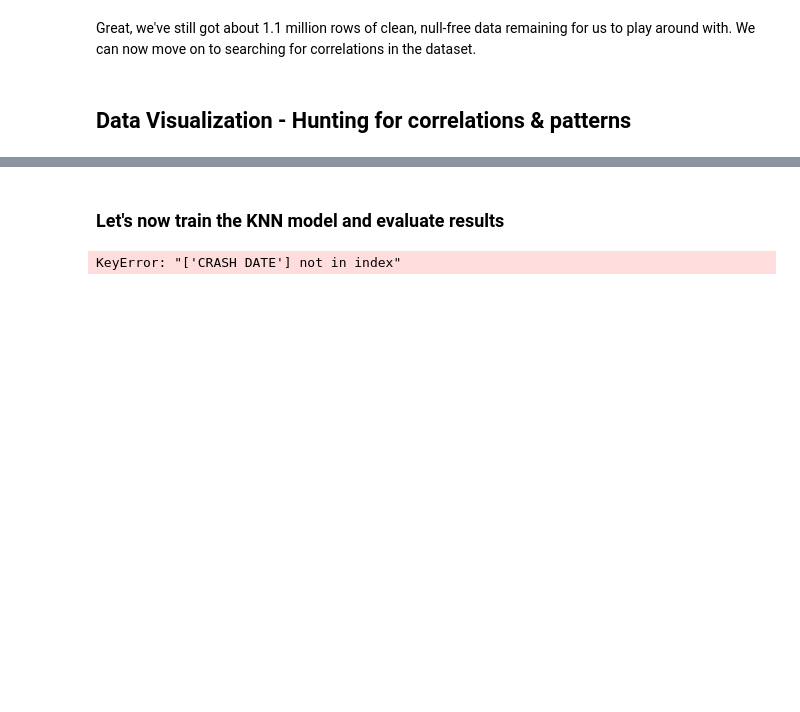
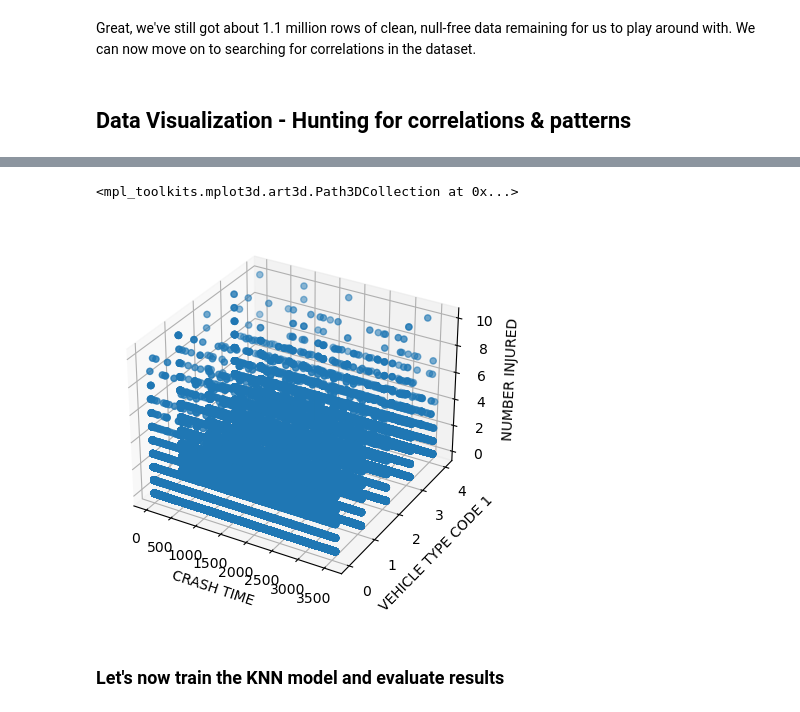
Before and after one commit to jackr276/NYC-Car-Crash-Classifier, a Jupyter notebook: Motor Vehicle Collisions KNN.ipynb, the cells around one changed output, grey strips where cells are left out. Cells and saved outputs as stored; diff of their text form; code cells hidden in the pictures; blank space fills up the shorter version.

```diff
--- a/Motor Vehicle Collisions KNN.ipynb
+++ b/Motor Vehicle Collisions KNN.ipynb
@@ -320,26 +365,27 @@ for idx in range(len(columns)):
 # %%
 fig = plt.figure()
 ax = fig.add_subplot(111, projection = '3d')
 
 x = collisions['CRASH TIME']
 y = collisions['BOROUGH']
-z = collisions['NUMBER OF PERSONS INJURED']
+z = collisions['NUMBER OF MOTORIST INJURED']
 
 ax.set_xlabel("CRASH TIME")
 ax.set_ylabel("VEHICLE TYPE CODE 1")
 ax.set_zlabel("NUMBER INJURED")
 
 ax.scatter(x, y, z)
+# %% [output]
+<mpl_toolkits.mplot3d.art3d.Path3DCollection at 0x...>
+[figure, added]
 # %% [markdown]
 ### Let's now train the KNN model and evaluate results
 # %%
 # Let's now split the data up
-X = collisions[['CRASH TIME','BOROUGH','VEHICLE TYPE CODE 1','VEHICLE TYPE CODE 2', 'ON STREET NAME', 'CRASH MONTH']]
-y = collisions[['NUMBER OF PERSONS INJURED']].to_numpy().flatten()
+X = collisions[['CRASH TIME','VEHICLE TYPE CODE 1','VEHICLE TYPE CODE 2', 'CRASH MONTH']]
+y = collisions[['NUMBER OF MOTORIST INJURED']].to_numpy().flatten()
 
 X_train, X_test, y_train, y_test = train_test_split(X, y, test_size = 0.2, random_state=42)
-# %% [output]
-KeyError: "['CRASH DATE'] not in index"
 # %%
 # Let's train a decision tree model on this
 knn = KNeighborsClassifier(n_neighbors=5)
```
Also changed, not shown: parts of 8 cells of this notebook.
